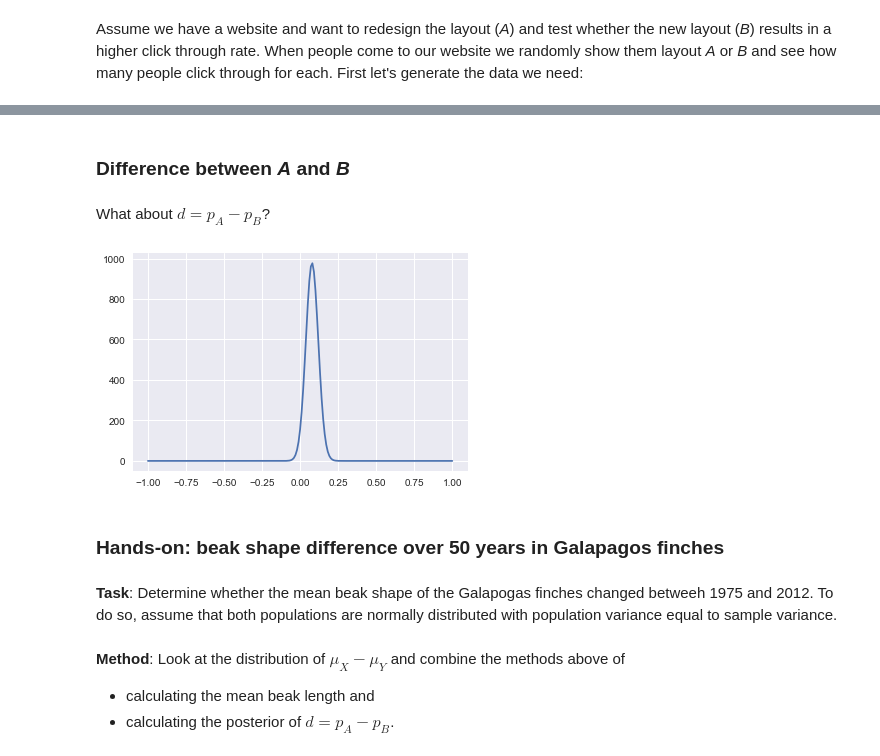
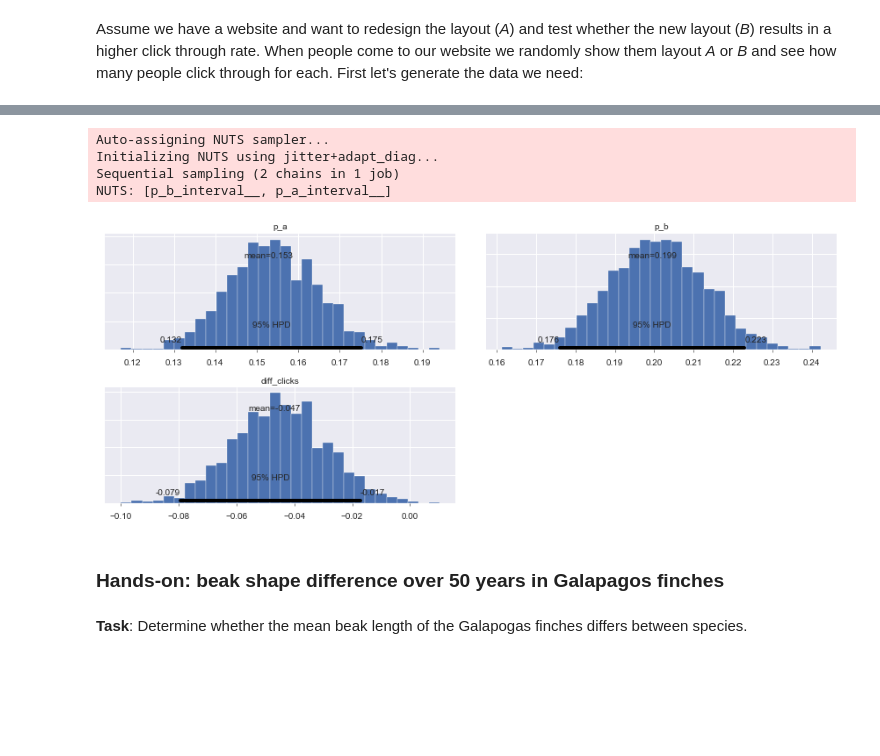
Before and after one commit to ericmjl/bayesian-stats-modelling-tutorial, a Jupyter notebook: notebooks/2.Parameter_estimation_hypothesis_testing.ipynb, the cells around one changed output, grey strips where cells are left out. Drawn from its saved outputs; the diff is of its cells as text; code cells hidden in the pictures; blank space fills up the shorter version.

```diff
--- a/notebooks/2.Parameter_estimation_hypothesis_testing.ipynb
+++ b/notebooks/2.Parameter_estimation_hypothesis_testing.ipynb
@@ -123,7 +164,7 @@ Assume we have a website and want to redesign the layout (_A_) and test whether
 # %%
 # click-through rates
 p_a = 0.15
-p_b = 0.16
-N = 150
-n_successes_a = np.random.binomial(N,p_a)
-n_successes_a
+p_b = 0.20
+N = 1000
+n_successes_a = np.sum(np.random.uniform(size=N) <= p_a)
+n_successes_b = np.sum(np.random.uniform(size=N) <= p_b)
@@ -145,6 +170,0 @@ plt.plot(x, posterior_a);
-# %%
-n_successes_b = np.random.binomial(N,p_b)
-n_successes_b
-posterior_b = x**n_successes_b*(1-x)**(N-n_successes_b)*prior
-posterior_b /= np.sum(posterior_b)/100  # so that peak always at 1
-plt.plot(x, posterior_b);
@@ -158,4 +170,0 @@ plt.plot(x, posterior_b);
-# %% [markdown]
-### Difference between _A_ and _B_
-# %% [markdown]
-What about $d = p_A - p_B$?
@@ -164,12 +171,23 @@ _ = np.convolve(posterior_a, np.flip(posterior_b, 0))
-# %%
-plt.plot(np.linspace(-1, 1, 199), _);
-# %% [output]
-[figure, removed]
+# %%
+with pm.Model() as Model:
+    # Prior on p
+    prob_a = pm.Uniform('p_a')
+    prob_b = pm.Uniform('p_b')
+    # Binomial Likelihood
+    y_a = pm.Binomial('y_a', n=N, p=prob_a, observed=n_successes_a)
+    y_b = pm.Binomial('y_b', n=N, p=prob_b, observed=n_successes_b)
+    diff_clicks = pm.Deterministic('diff_clicks', prob_a-prob_b)
+# %%
+with Model:
+    samples = pm.sample(1000, njobs=1)
+pm.plot_posterior(samples);
+# %% [output]
+Auto-assigning NUTS sampler...
+Initializing NUTS using jitter+adapt_diag...
+Sequential sampling (2 chains in 1 job)
+NUTS: [p_b_interval__, p_a_interval__]
+[figure, added]
 # %% [markdown]
 ### Hands-on: beak shape difference over 50 years in Galapagos finches
-# %% [markdown]
-**Task**: Determine whether the mean beak shape of the Galapogas finches changed betweeh 1975 and 2012. To do so, assume that both populations are normally distributed with population variance equal to sample variance.
-# %% [markdown]
-**Method**: Look at the distribution of $\mu_X - \mu_Y$ and combine the methods above of
-* calculating the mean beak length and
-* calculating the posterior of $d = p_A - p_B$.
+# %% [markdown]
+**Task**: Determine whether the mean beak length of the Galapogas finches differs between species.
```
Also changed, not shown: parts of 32 cells of this notebook.
